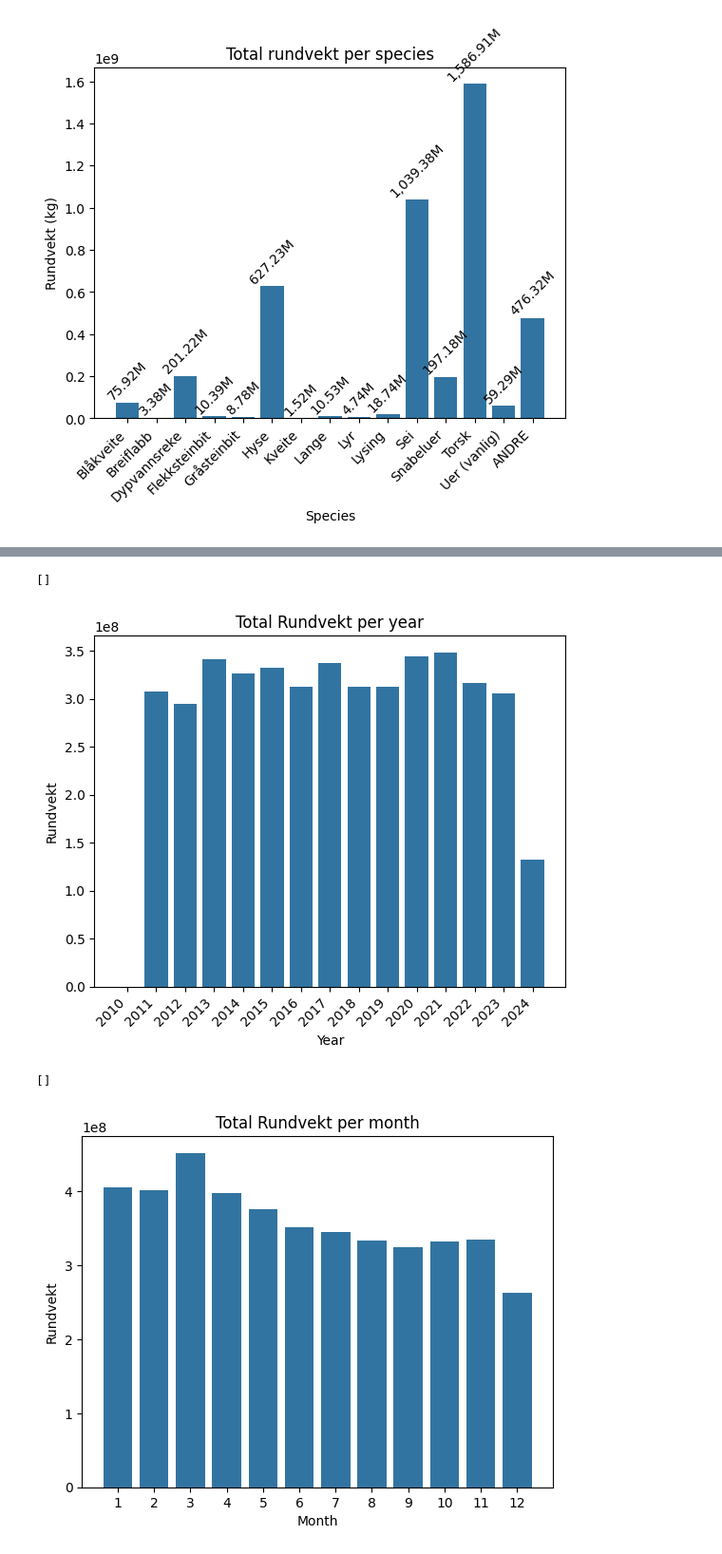
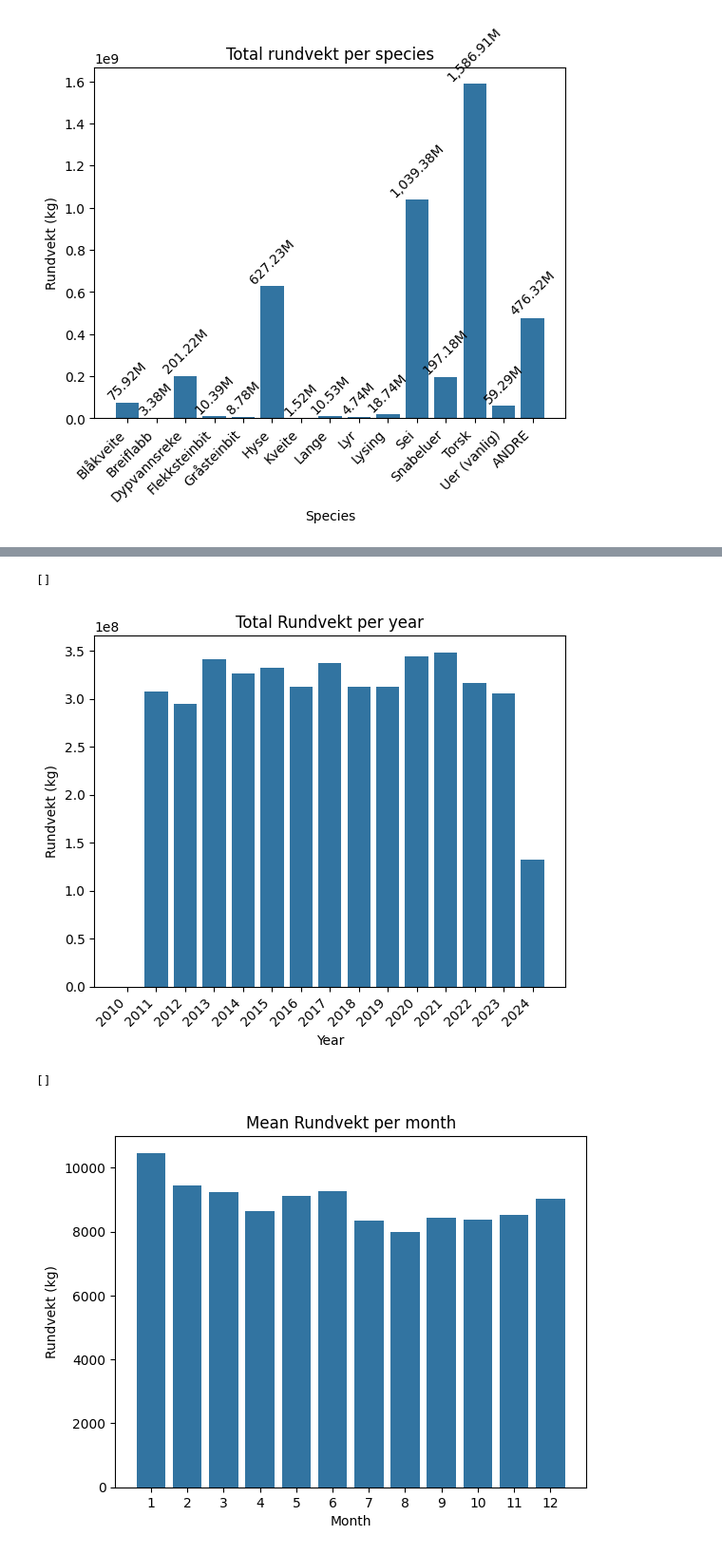
Before and after one commit to simsam8/ers_data_processing, a Jupyter notebook: visualization.ipynb, the cells around one changed output, grey strips where cells are left out. Shown at 95% size. Cells and saved outputs as stored; diff of their text form; code cells hidden in the pictures.

```diff
--- a/visualization.ipynb
+++ b/visualization.ipynb
@@ -4,7 +4,8 @@ import matplotlib.pyplot as plt
 import matplotlib.ticker as ticker
 import seaborn as sb
 # %%
-ers_data = pd.read_csv("processed/combined.csv")
+data_folder = "processed"
+ers_data = pd.read_csv(f"{data_folder}/combined.csv")
 # %%
 ers_data.describe()
 # %% [output]
@@ -73,23 +75,25 @@ group_by_year = ers_data.groupby("Year").agg({"Rundvekt": "sum"})
 
 fig, ax = plt.subplots()
 fig = sb.barplot(group_by_year, x="Year", y="Rundvekt", ax=ax)
+fig.set_ylabel("Rundvekt (kg)")
 plt.xticks(rotation=45, ha="right")
 fig.set_title("Total Rundvekt per year")
 fig.plot()
 # %% [output]
 []
-[figure, old version]
+[figure, new version]
 # %%
 ers_data["Starttidspunkt"] = pd.to_datetime(ers_data["Starttidspunkt"])
 ers_data["Month"] = ers_data["Starttidspunkt"].dt.month
-group_by_month = ers_data.groupby("Month").agg({"Rundvekt": "sum"})
+group_by_month = ers_data.groupby("Month").agg({"Rundvekt": "mean"})
 group_by_month
 
 fig, ax = plt.subplots()
 
 fig = sb.barplot(group_by_month, x="Month", y="Rundvekt", ax=ax)
-fig.set_title("Total Rundvekt per month")
+fig.set_ylabel("Rundvekt (kg)")
+fig.set_title("Mean Rundvekt per month")
 fig.plot()
 # %% [output]
 []
-[figure, old version]
+[figure, new version]
```
Also changed, not shown: parts of 1 cell of this notebook.
